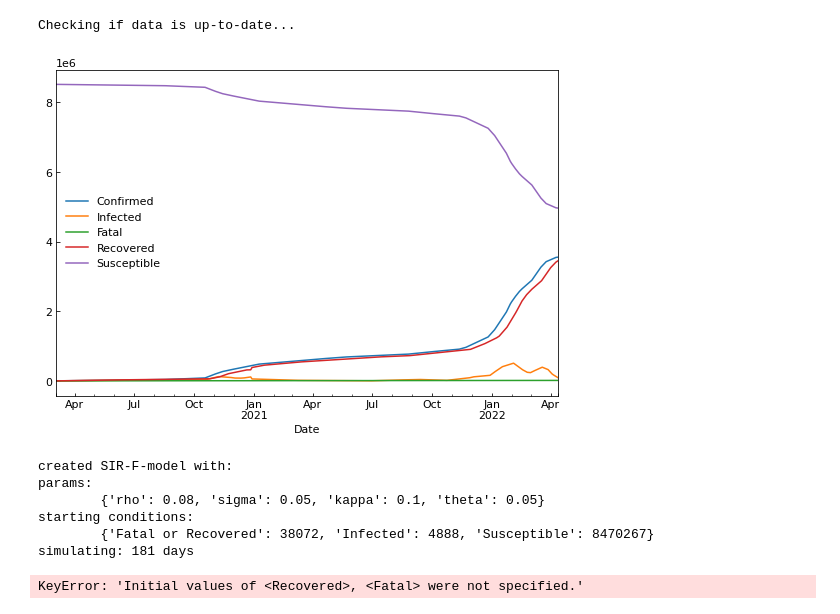
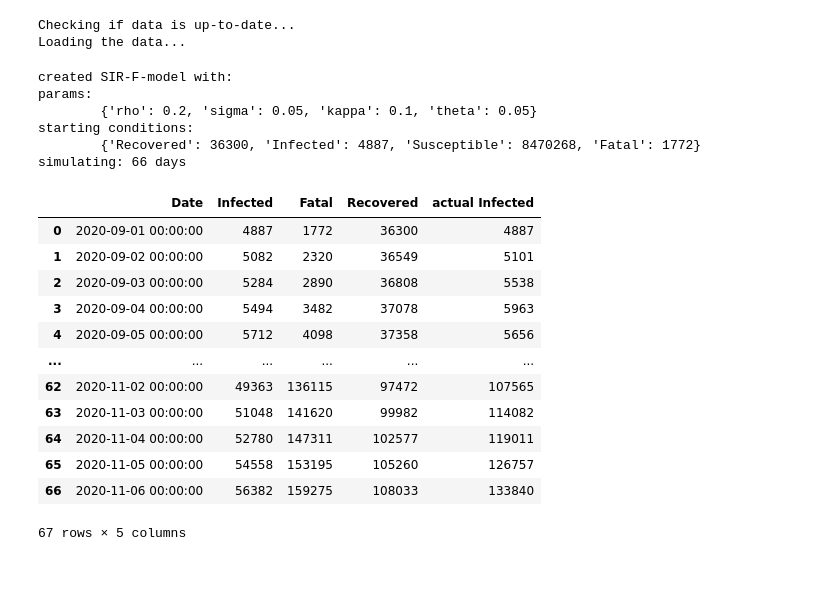
Before and after one commit to LFaltner/Data_Science_Project, a Jupyter notebook: demo/SIRF_model_sim.ipynb, the cells around one changed output. Drawn from its saved outputs; the diff is of its cells as text; code cells hidden in the pictures; blank space fills up the shorter version.

```diff
--- a/demo/SIRF_model_sim.ipynb
+++ b/demo/SIRF_model_sim.ipynb
@@ -9,21 +7,33 @@ PROJ: proj_create_from_database: Cannot find proj.db
 # %%
 start_date = '2020-09-01'
-end_date = '2021-03-01'
+end_date = '2020-11-06'
 country = "Switzerland"
 a = SIRF_model(country,start_date,end_date)
 # %% [output]
 Checking if data is up-to-date...
+Loading the data...
-[figure, removed]
 # %%
 # estimate rho and sigma
-a.create_sirf({"rho":0.08,"sigma":0.05,"kappa":0.1,"theta":0.05})
+a.create_sirf({"rho":0.2,"sigma":0.05,"kappa":0.1,"theta":0.05})
 # %% [output]
 created SIR-F-model with:
 params:
-        {'rho': 0.08, 'sigma': 0.05, 'kappa': 0.1, 'theta': 0.05}
+        {'rho': 0.2, 'sigma': 0.05, 'kappa': 0.1, 'theta': 0.05}
 starting conditions:
-        {'Fatal or Recovered': 38072, 'Infected': 4888, 'Susceptible': 8470267}
-simulating: 181 days
+        {'Recovered': 36300, 'Infected': 4887, 'Susceptible': 8470268, 'Fatal': 1772}
+simulating: 66 days
+|  | Date | Infected | Fatal | Recovered | actual Infected |
+| 0 | 2020-09-01 00:00:00 | 4887 | 1772 | 36300 | 4887 |
+| 1 | 2020-09-02 00:00:00 | 5082 | 2320 | 36549 | 5101 |
+| 2 | 2020-09-03 00:00:00 | 5284 | 2890 | 36808 | 5538 |
+| 3 | 2020-09-04 00:00:00 | 5494 | 3482 | 37078 | 5963 |
+| 4 | 2020-09-05 00:00:00 | 5712 | 4098 | 37358 | 5656 |
+| ... | ... | ... | ... | ... | ... |
+| 62 | 2020-11-02 00:00:00 | 49363 | 136115 | 97472 | 107565 |
+| 63 | 2020-11-03 00:00:00 | 51048 | 141620 | 99982 | 114082 |
+| 64 | 2020-11-04 00:00:00 | 52780 | 147311 | 102577 | 119011 |
+| 65 | 2020-11-05 00:00:00 | 54558 | 153195 | 105260 | 126757 |
+| 66 | 2020-11-06 00:00:00 | 56382 | 159275 | 108033 | 133840 |
-KeyError: 'Initial values of <Recovered>, <Fatal> were not specified.'
+67 rows × 5 columns
 # %%
 a.create_main()
```
Also changed, not shown: parts of 3 cells of this notebook, 2 other files.
